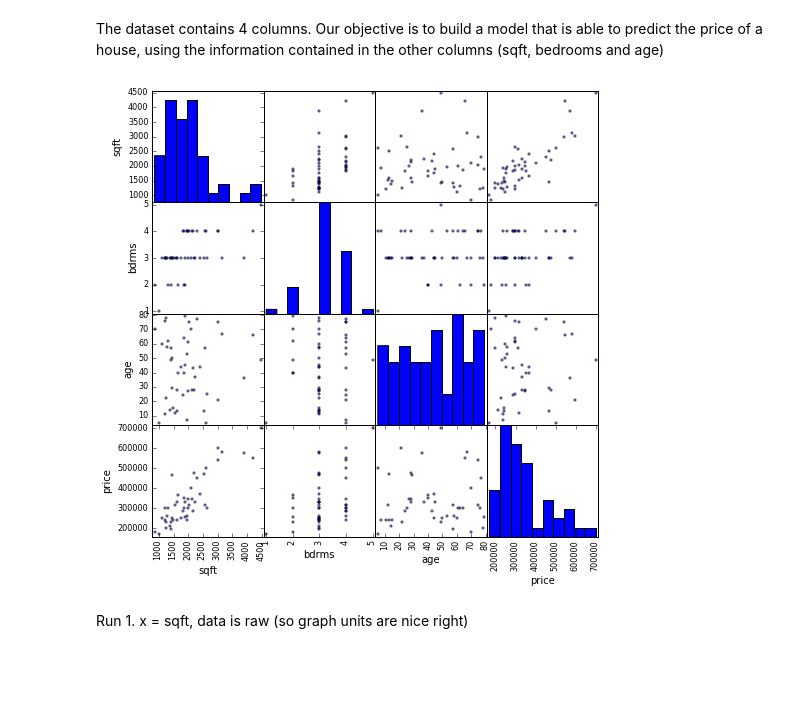
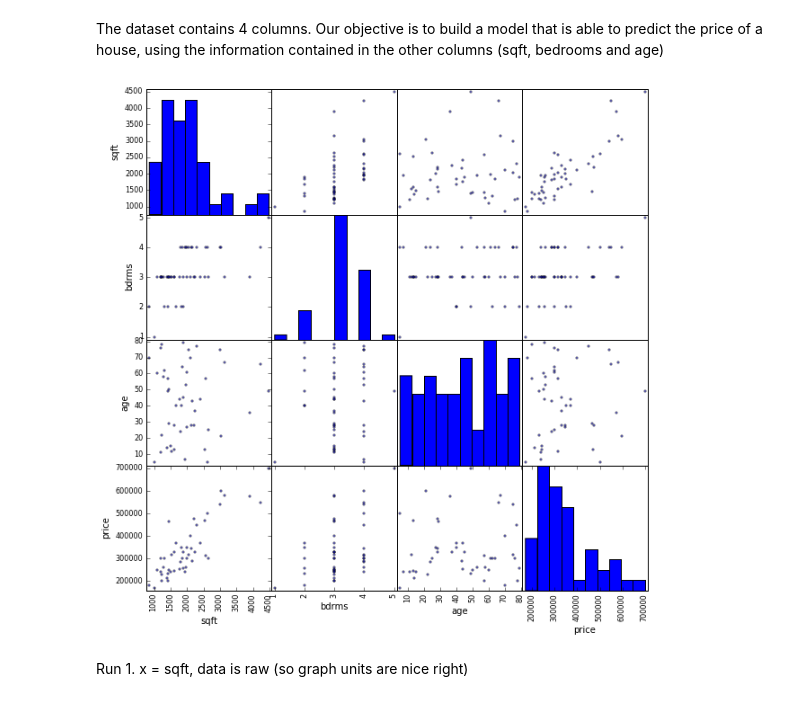
Before and after one commit to lqingsandra/DAT_SF_19, a Jupyter notebook: labs/06-Regression.ipynb, the cells around one changed output. Cells and saved outputs as stored; diff of their text form; code cells hidden in the pictures; blank space fills up the shorter version.

```diff
--- a/labs/06-Regression.ipynb
+++ b/labs/06-Regression.ipynb
@@ -50,9 +50,10 @@ data_n.head()
 The dataset contains 4 columns. Our objective is to build a model that is able to predict the price of a house, using the information contained in the other columns (sqft, bedrooms and age)
 # %%
 from pandas.tools.plotting import scatter_matrix
-scat = scatter_matrix(data, figsize = (8,8))
+scat = scatter_matrix(data, figsize = (10,10))
+#figsize:how big the chart is, not the spot/how many tables
 # %% [output]
-[figure, old version]
+[figure, new version]
 # %% [markdown]
 Run 1. x = sqft, data is raw (so graph units are nice right)
 # %% [markdown]
```
Also changed, not shown: parts of 27 cells of this notebook, 3 other files.
